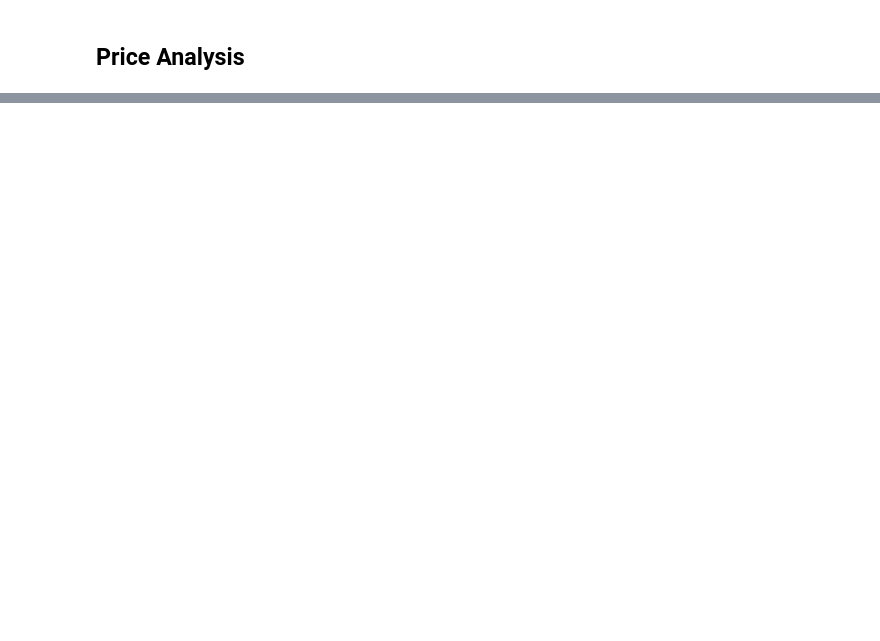
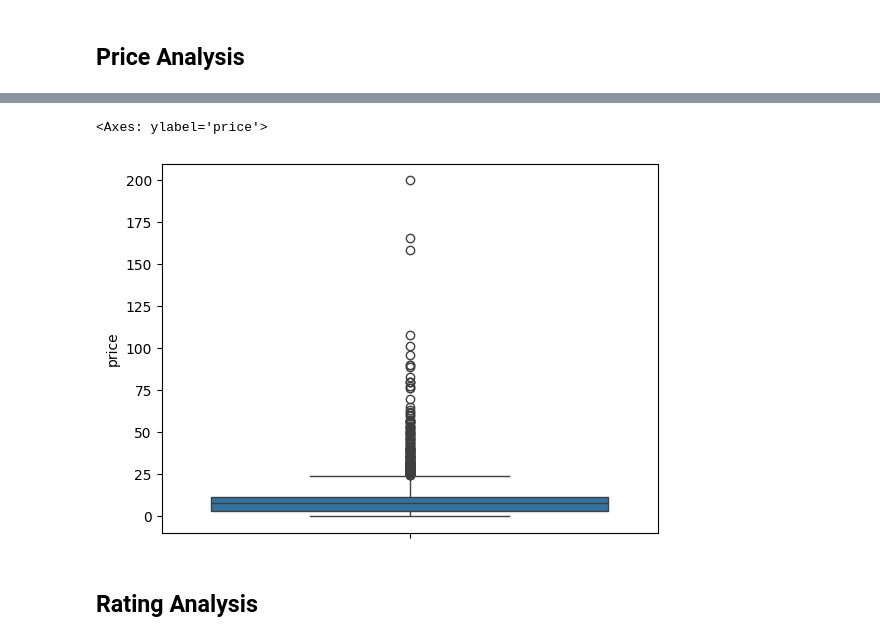
Before and after one commit to Ethan2541/Projet-DALAS, a Jupyter notebook: src/eda/eda.ipynb, the cells around one changed output, grey strips where cells are left out. Saved outputs shown, nothing was run; the diff lists cells and outputs as text; code cells hidden in the pictures; blank space fills up the shorter version.

```diff
--- a/src/eda/eda.ipynb
+++ b/src/eda/eda.ipynb
@@ -28,2 +102,5 @@ Number of books (without duplicates) :  19666
 # %% [markdown]
 ## Price Analysis
+# %%
+prices = df["price"].dropna()
+prices.describe()
@@ -29,0 +117,7 @@ Number of books (without duplicates) :  19666
+# %%
+sns.boxplot(data=prices)
+# %% [output]
+<Axes: ylabel='price'>
+[figure, added]
+# %% [markdown]
+## Rating Analysis
```
Also changed, not shown: parts of 20 cells of this notebook.
